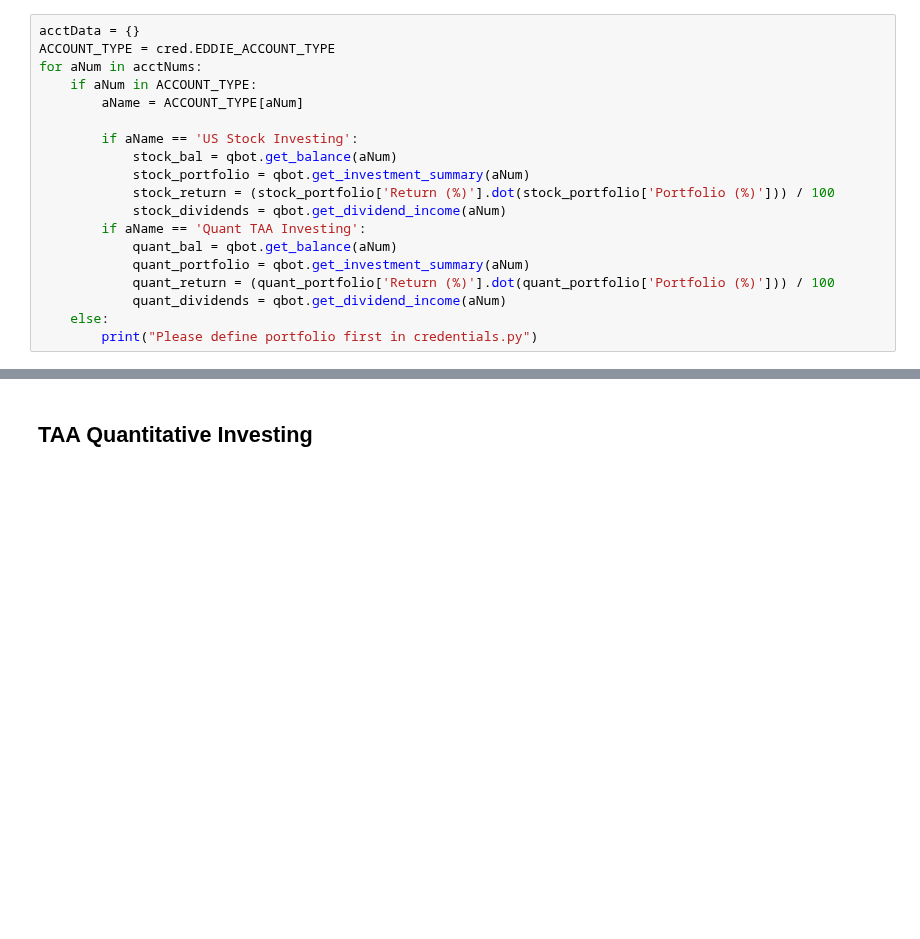
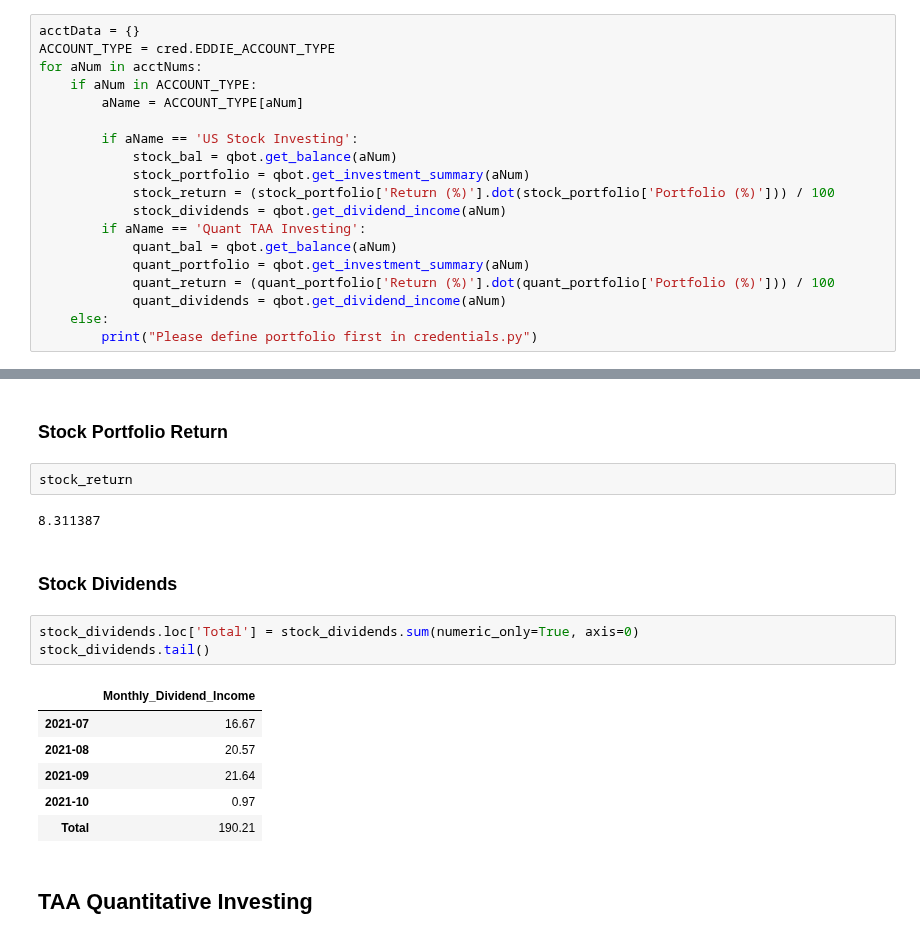
Before and after one commit to eshinhw/quant-portfolio-visualizer, a Jupyter notebook: Questrade Portfolio Performance Analysis.ipynb, the cells around one changed output, grey strips where cells are left out. Drawn from its saved outputs; the diff is of its cells as text; blank space fills up the shorter version.

```diff
--- a/Questrade Portfolio Performance Analysis.ipynb
+++ b/Questrade Portfolio Performance Analysis.ipynb
@@ -42,3 +66,21 @@ for aNum in acctNums:
+# %% [markdown]
+### Stock Portfolio Return
+# %%
+stock_return
+# %% [output]
+8.311387
+# %% [markdown]
+### Stock Dividends
+# %%
+stock_dividends.loc['Total'] = stock_dividends.sum(numeric_only=True, axis=0)
+stock_dividends.tail()
+# %% [output]
+|  | Monthly_Dividend_Income |
+| 2021-07 | 16.67 |
+| 2021-08 | 20.57 |
+| 2021-09 | 21.64 |
+| 2021-10 | 0.97 |
+| Total | 190.21 |
 # %% [markdown]
 ## TAA Quantitative Investing
 # %% [markdown]
```
Also changed, not shown: parts of 20 cells of this notebook.
